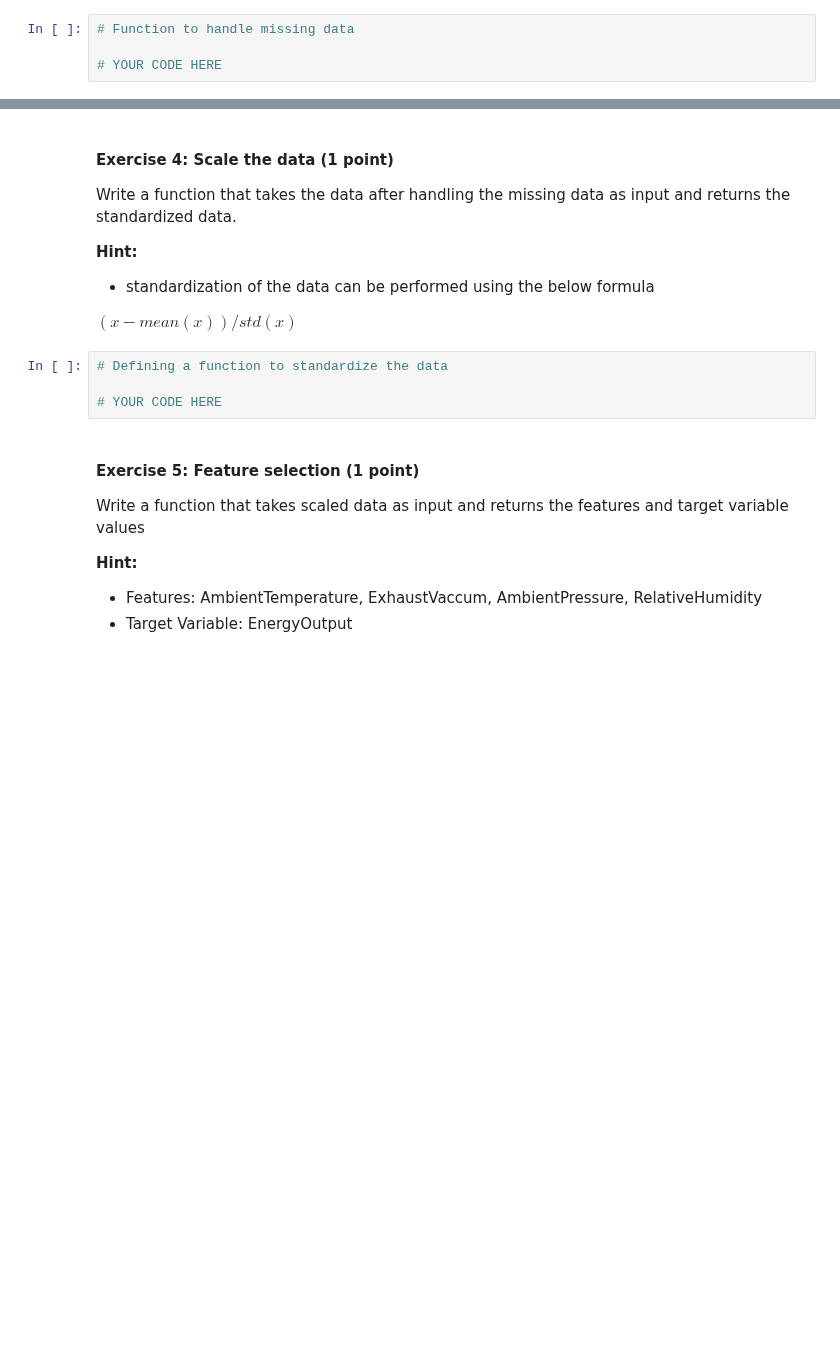
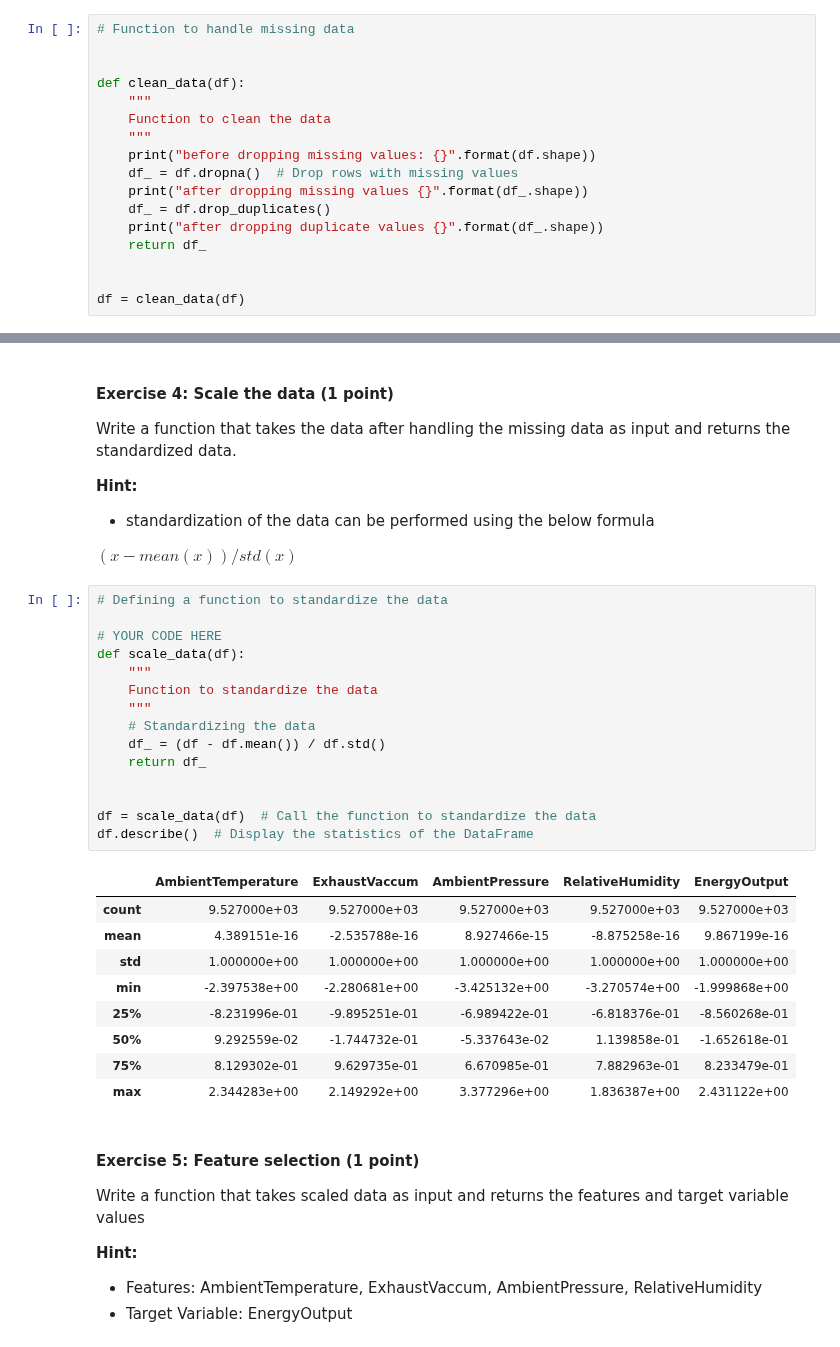
Before and after one commit to rajiv-ranjan/cds-mini-projects, a Jupyter notebook: m5/mini-project-1/M5_NB_MiniProject_01_MLR_MPI_OpenMP.ipynb, the cells around one changed output, grey strips where cells are left out. Cells and saved outputs as stored; diff of their text form; blank space fills up the shorter version.

```diff
--- a/m5/mini-project-1/M5_NB_MiniProject_01_MLR_MPI_OpenMP.ipynb
+++ b/m5/mini-project-1/M5_NB_MiniProject_01_MLR_MPI_OpenMP.ipynb
@@ -193,4 +211,17 @@ After exploring the dataset if there are any null values present in the dataset
 # %%
 # Function to handle missing data
 
-# YOUR CODE HERE
+
+def clean_data(df):
+    """
+    Function to clean the data
+    """
+    print("before dropping missing values: {}".format(df.shape))
+    df_ = df.dropna()  # Drop rows with missing values
+    print("after dropping missing values {}".format(df_.shape))
+    df_ = df.drop_duplicates()
+    print("after dropping duplicate values {}".format(df_.shape))
+    return df_
+
+
+df = clean_data(df)
@@ -207,7 +242,28 @@ $ (x - mean(x)) / std(x) $
 # %%
 # Defining a function to standardize the data
 
 # YOUR CODE HERE
+def scale_data(df):
+    """
+    Function to standardize the data
+    """
+    # Standardizing the data
+    df_ = (df - df.mean()) / df.std()
+    return df_
+
+
+df = scale_data(df)  # Call the function to standardize the data
+df.describe()  # Display the statistics of the DataFrame
+# %% [output]
+|  | AmbientTemperature | ExhaustVaccum | AmbientPressure | RelativeHumidity | EnergyOutput |
+| count | 9.527000e+03 | 9.527000e+03 | 9.527000e+03 | 9.527000e+03 | 9.527000e+03 |
+| mean | 4.389151e-16 | -2.535788e-16 | 8.927466e-15 | -8.875258e-16 | 9.867199e-16 |
+| std | 1.000000e+00 | 1.000000e+00 | 1.000000e+00 | 1.000000e+00 | 1.000000e+00 |
+| min | -2.397538e+00 | -2.280681e+00 | -3.425132e+00 | -3.270574e+00 | -1.999868e+00 |
+| 25% | -8.231996e-01 | -9.895251e-01 | -6.989422e-01 | -6.818376e-01 | -8.560268e-01 |
+| 50% | 9.292559e-02 | -1.744732e-01 | -5.337643e-02 | 1.139858e-01 | -1.652618e-01 |
+| 75% | 8.129302e-01 | 9.629735e-01 | 6.670985e-01 | 7.882963e-01 | 8.233479e-01 |
+| max | 2.344283e+00 | 2.149292e+00 | 3.377296e+00 | 1.836387e+00 | 2.431122e+00 |
 # %% [markdown]
 #### Exercise 5: Feature selection (1 point)
 
```
Also changed, not shown: parts of 4 cells of this notebook, 1 other file.
